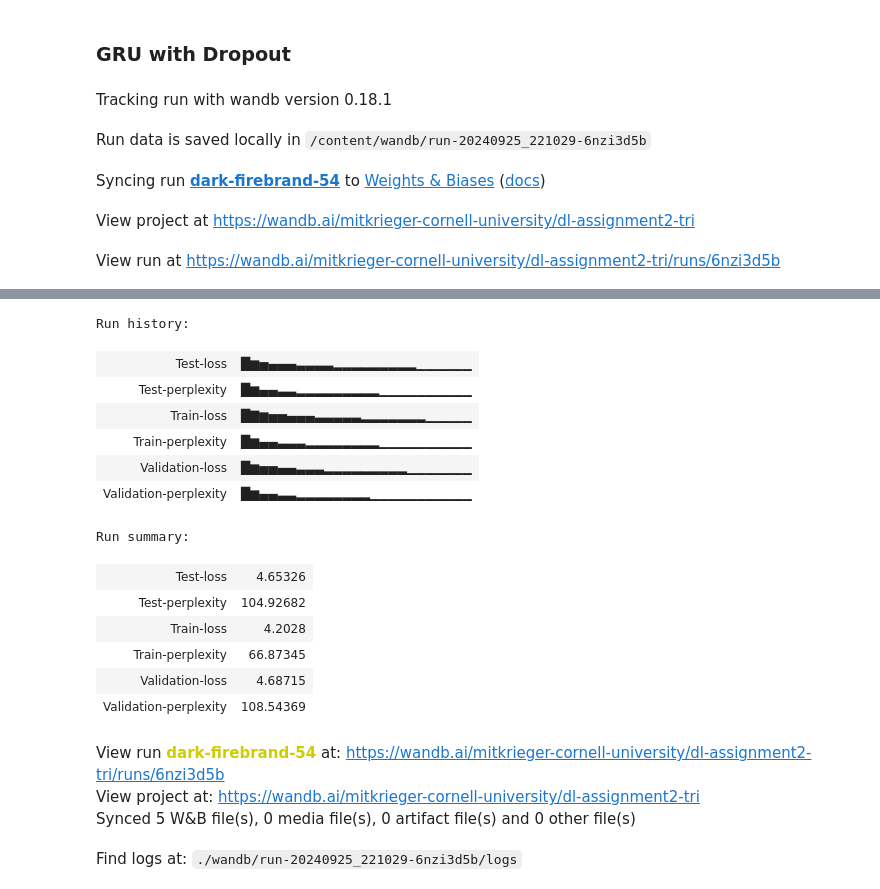
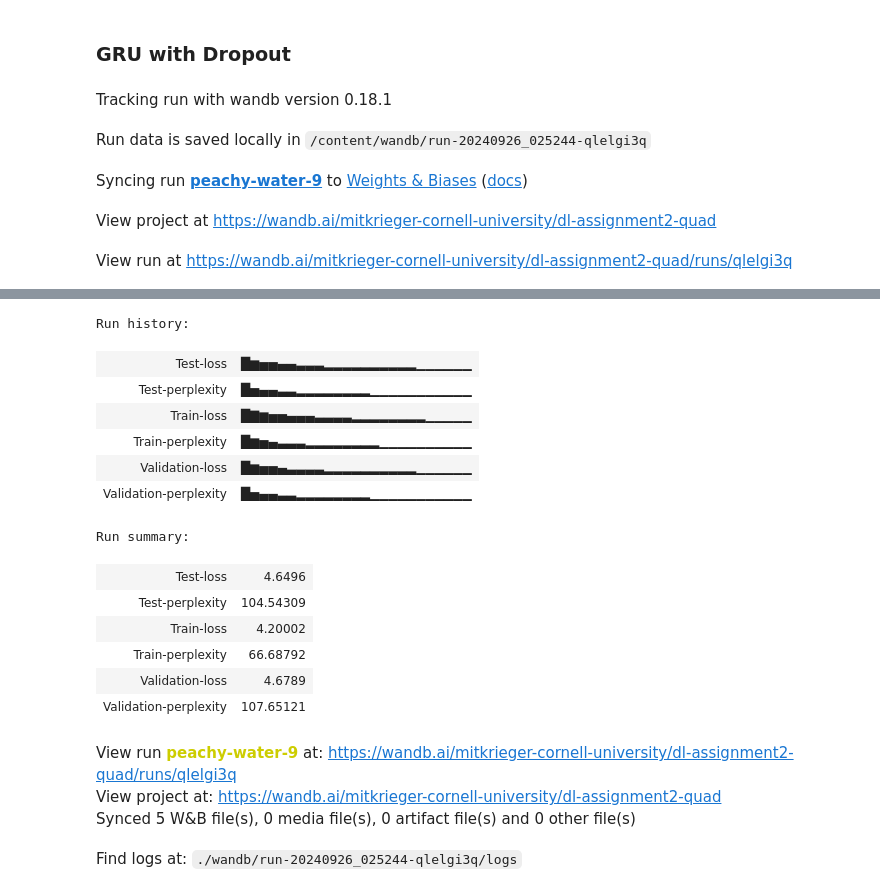
Before and after one commit to mitkrieg/dl-assignment-2, a Jupyter notebook: assignment2_practical.ipynb, the cells around one changed output, grey strips where cells are left out. Saved outputs shown, nothing was run; the diff lists cells and outputs as text; code cells hidden in the pictures.

```diff
--- a/assignment2_practical.ipynb
+++ b/assignment2_practical.ipynb
@@ -146,9 +146,9 @@ class PTBText(Dataset):
         return self.vocab.decode(self.data[idx])
 
 
-train = PTBText('/content/ptb.train.txt', device=device)
-val = PTBText('/content/ptb.valid.txt', vocab=train.vocab, build_vocab=False, device=device)
-test = PTBText('/content/ptb.test.txt', vocab=train.vocab, build_vocab=False, device=device)
+train = PTBText('./data/ptb.train.txt', device=device)
+val = PTBText('./data/ptb.valid.txt', vocab=train.vocab, build_vocab=False, device=device)
+test = PTBText('./data/ptb.test.txt', vocab=train.vocab, build_vocab=False, device=device)
 
 datasets = {
     'train': train,
@@ -546,7 +572,7 @@ cross_entropy = nn.CrossEntropyLoss()
 schedule = optim.lr_scheduler.LambdaLR(sgd, lr_lambda)
 
 
-run = wandb.init(project="dl-assignment2-tri", config={
+run = wandb.init(project="dl-assignment2-quad", config={
     'batch_size':datasets['train'].batch_size,
     'embedding_size':model.embedding_dim,
     'hidden_units':model.hidden_dim,
@@ -564,8 +590,8 @@ final_metrics = train_network(model, datasets, cross_entropy, sgd, schedule, dev
 run.finish()
 # %% [output]
 Tracking run with wandb version 0.18.1
-Run data is saved locally in /content/wandb/run-20240925_221029-6nzi3d5b
+Run data is saved locally in /content/wandb/run-20240926_025244-qlelgi3q
-Syncing run dark-firebrand-54 to Weights & Biases (docs)
+Syncing run peachy-water-9 to Weights & Biases (docs)
-View project at https://wandb.ai/mitkrieger-cornell-university/dl-assignment2-tri
+View project at https://wandb.ai/mitkrieger-cornell-university/dl-assignment2-quad
-View run at https://wandb.ai/mitkrieger-cornell-university/dl-assignment2-tri/runs/6nzi3d5b
+View run at https://wandb.ai/mitkrieger-cornell-university/dl-assignment2-quad/runs/qlelgi3q
 ----------- Epoch #1, LR: 1 ------------
@@ -585,21 +611,21 @@ Test perplexity: 104.926817 ||| loss 4.653263
 ------------------------------------
 
 ----------- Train Complete! ------------
 Run history:
-| Test-loss | █▆▅▄▄▄▃▃▃▃▂▂▂▂▂▂▂▂▂▁▁▁▁▁▁ |
-| Test-perplexity | █▆▄▄▃▃▂▂▂▂▂▂▂▂▂▁▁▁▁▁▁▁▁▁▁ |
-| Train-loss | █▇▆▅▅▄▄▄▃▃▃▃▃▂▂▂▂▂▂▂▁▁▁▁▁ |
-| Train-perplexity | █▆▄▄▃▃▃▂▂▂▂▂▂▂▂▁▁▁▁▁▁▁▁▁▁ |
-| Validation-loss | █▆▅▅▄▄▃▃▃▂▂▂▂▂▂▂▂▂▁▁▁▁▁▁▁ |
-| Validation-perplexity | █▆▄▄▃▃▂▂▂▂▂▂▂▂▁▁▁▁▁▁▁▁▁▁▁ |
+| Test-loss | █▆▅▅▄▄▃▃▃▂▂▂▂▂▂▂▂▂▂▁▁▁▁▁▁ |
+| Test-perplexity | █▅▄▄▃▃▂▂▂▂▂▂▂▂▁▁▁▁▁▁▁▁▁▁▁ |
+| Train-loss | █▇▆▅▅▄▄▄▃▃▃▃▂▂▂▂▂▂▂▂▁▁▁▁▁ |
+| Train-perplexity | █▆▅▄▃▃▃▂▂▂▂▂▂▂▂▁▁▁▁▁▁▁▁▁▁ |
+| Validation-loss | █▆▅▅▄▃▃▃▃▂▂▂▂▂▂▂▂▂▂▁▁▁▁▁▁ |
+| Validation-perplexity | █▅▄▄▃▃▂▂▂▂▂▂▂▂▁▁▁▁▁▁▁▁▁▁▁ |
 Run summary:
-| Test-loss | 4.65326 |
-| Test-perplexity | 104.92682 |
-| Train-loss | 4.2028 |
-| Train-perplexity | 66.87345 |
-| Validation-loss | 4.68715 |
-| Validation-perplexity | 108.54369 |
+| Test-loss | 4.6496 |
+| Test-perplexity | 104.54309 |
+| Train-loss | 4.20002 |
+| Train-perplexity | 66.68792 |
+| Validation-loss | 4.6789 |
+| Validation-perplexity | 107.65121 |
-View run dark-firebrand-54 at: https://wandb.ai/mitkrieger-cornell-university/dl-assignment2-tri/runs/6nzi3d5b
-View project at: https://wandb.ai/mitkrieger-cornell-university/dl-assignment2-tri
+View run peachy-water-9 at: https://wandb.ai/mitkrieger-cornell-university/dl-assignment2-quad/runs/qlelgi3q
+View project at: https://wandb.ai/mitkrieger-cornell-university/dl-assignment2-quad
 Synced 5 W&B file(s), 0 media file(s), 0 artifact file(s) and 0 other file(s)
-Find logs at: ./wandb/run-20240925_221029-6nzi3d5b/logs
+Find logs at: ./wandb/run-20240926_025244-qlelgi3q/logs
```
Also changed, not shown: parts of 10 cells of this notebook.
